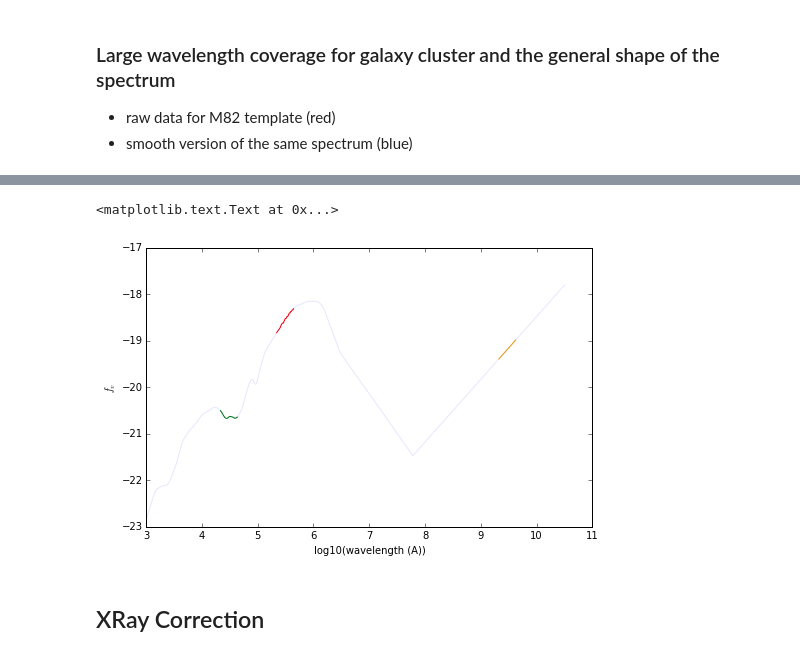
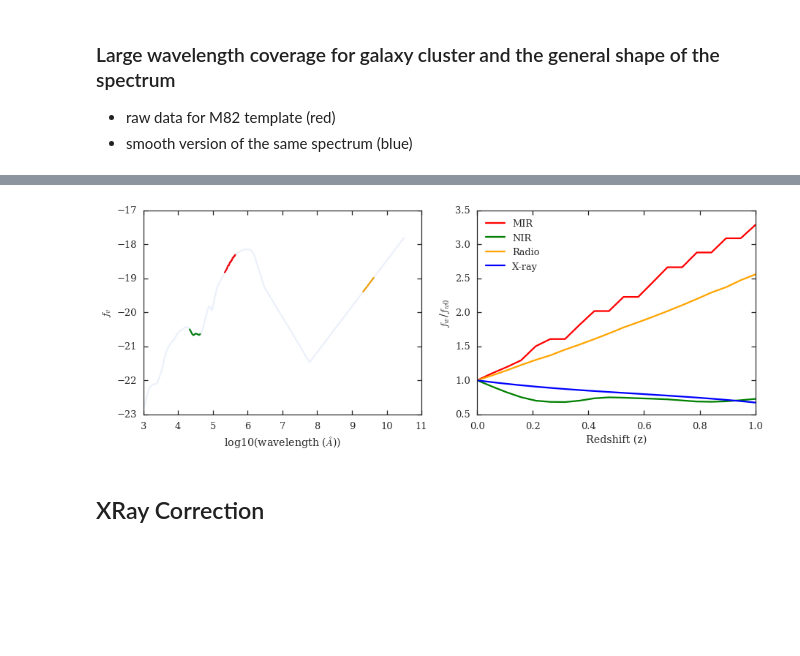
Before and after one commit to leogulus/XRay-Project, a Jupyter notebook: 12_z_uncertainty.ipynb, the cells around one changed output, grey strips where cells are left out. Drawn from its saved outputs; the diff is of its cells as text; code cells hidden in the pictures; blank space fills up the shorter version.

```diff
--- a/12_z_uncertainty.ipynb
+++ b/12_z_uncertainty.ipynb
@@ -113,13 +116,26 @@ plt.legend(loc='best')
-# %%
-plt.plot(wm,fm,'r')
-plt.plot(wn,fn,'g')
-plt.plot(wr,fr,'orange')
-plt.plot(x3,y3,alpha=0.1)
-plt.xlabel('log10(wavelength (A))')
-plt.ylabel('$f_v$')
-# %% [output]
-<matplotlib.text.Text at 0x...>
-[figure, removed]
+# %%
+fig, ax = plt.subplots(1, 2, figsize=(15,5))
+
+ax[0].plot(wm,fm,'r',label='MIR')
+ax[0].plot(wn,fn,'g',label='NIR')
+ax[0].plot(wr,fr,'orange',label='Radio')
+ax[0].plot(x3,y3,alpha=0.1)
+ax[0].set_xlabel('log10(wavelength ($\AA$))')
+ax[0].set_ylabel('$f_v$')
+
+ax[1].plot(zspace,10**(fm-fmir0),'r',label='MIR')
+ax[1].plot(zspace,10**(fn-fnir0),'g',label='NIR')
+ax[1].plot(zspace,10**(fr-fr0),'orange',label='Radio')
+ax[1].plot(xp, p(xp), 'blue', label='X-ray')
+ax[1].set_xlabel('Redshift (z)')
+ax[1].set_ylabel('$f_w$/$f_{w0}$')
+ax[1].legend(loc='best')
+
+#plt.legend(loc='best')
+
+plt.savefig('/Users/taweewat/Documents/chandra/figure/z_uncertain.pdf', bbox_inches='tight')
+# %% [output]
+[figure, added]
 # %% [markdown]
 ## XRay Correction
 # %%
```
Also changed, not shown: parts of 5 cells of this notebook, 5 other files.
